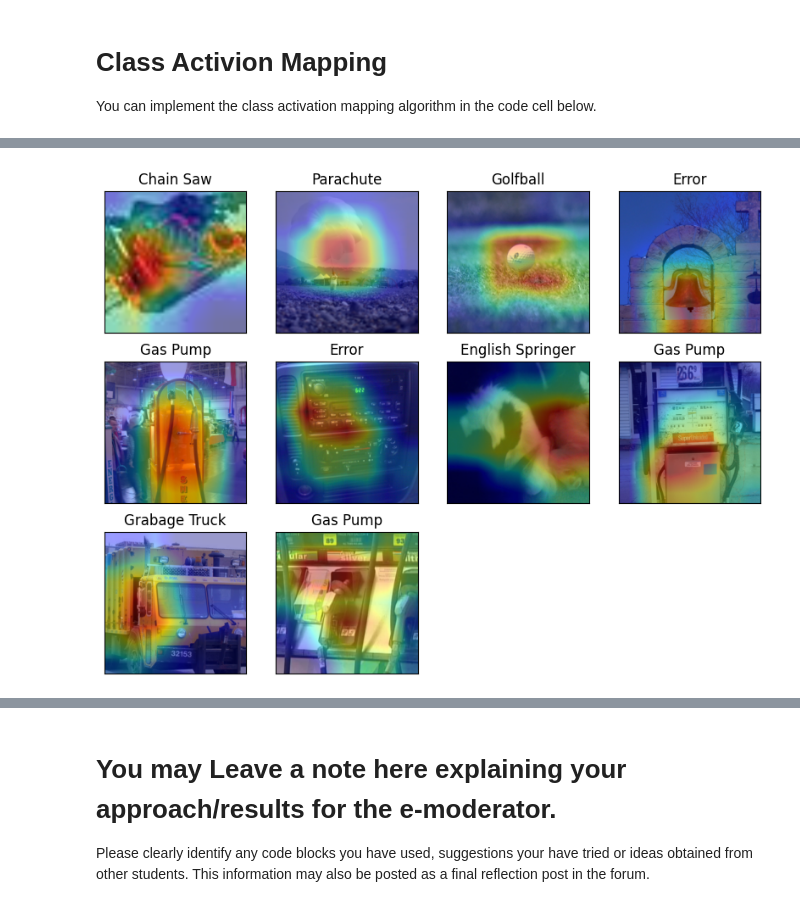
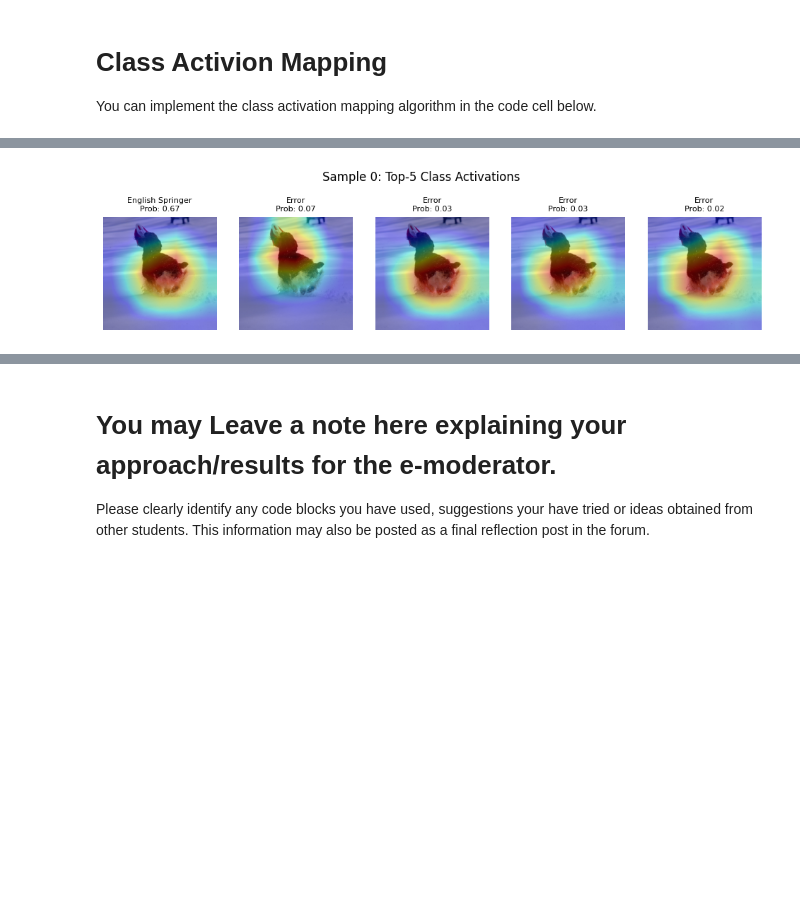
Before and after one commit to tonyscan6003/CE5021_AY2526_group2, a Jupyter notebook: Assignment_3_BrianHoward.ipynb, the cells around one changed output, grey strips where cells are left out. Cells and saved outputs as stored; diff of their text form; code cells hidden in the pictures; blank space fills up the shorter version.

```diff
--- a/Assignment_3_BrianHoward.ipynb
+++ b/Assignment_3_BrianHoward.ipynb
@@ -281,65 +283,64 @@ plt.show()
 # %%
 import matplotlib.pyplot as plt
 import numpy as np
 
-# Initialize Figure
-fig = plt.figure(figsize=(10,10), frameon=False)
+model.eval()
 
-
-# Get the top 5 items.
-top5_items, top5_index = torch.topk(logits, k=5)
-
-# Ensure model is eval mode to disable batch normalisation during inference.
-model.eval()
-for i in range(10):
+for i in range(4):
 
     batch = next(dataiter)
     x = batch[0].to(device)
     y = batch[1].to(device)
 
     with torch.no_grad():
         out_dict = model(x)
         feats  = out_dict['op_features']
         logits = out_dict['op_logits']
 
+    img_tensor = x[0]
+    fmap = feats[0]
+
     probs = torch.softmax(logits, dim=1)
-    curr_class = torch.argmax(probs, dim=1).cpu()
 
-    class_w = model.fc.weight[curr_class].squeeze(0).to(device)
+    # Get the top 5
+    top5_probs, top5_idx = torch.topk(probs[0], k=5)
+    top5_idx = top5_idx.cpu().numpy()
 
-    fmap = feats.squeeze(0)
-    cam = torch.einsum("c,cxy->xy", class_w, fmap)
-    cam = torch.relu(cam)
+    img_disp = unnormalize_image(img_tensor.cpu(), mean, std)
 
-    cam = cam - cam.min()
-    if cam.max() > 0:
-        cam = cam / cam.max()
+    fig, axs = plt.subplots(1, 5, figsize=(12, 3))
+    fig.suptitle(f"Sample {i}: Top-5 Class Activations", fontsize=12)
 
-    cam_us = F.interpolate(
-        cam.unsqueeze(0).unsqueeze(0),
-        size=(HW_trg, HW_trg),
-        mode='bilinear',
-        align_corners=False
-    )
-    act_map_us = cam_us.squeeze().cpu()
-    img = x[0].cpu()
-    #print(F'before ', img.shape)
-    img = unnormalize_image(img, mean, std)
-    #print(F'after ', img.shape)
+    for j, cls in enumerate(top5_idx):
 
-    def get_value(dictionary, key):
-        try:
-          return dictionary[key]
-        except KeyError:
-           return "Error"
-    label = get_value(imagenette_dict,int(curr_class.numpy()))
+        class_w = model.fc.weight[cls].to(device)
 
-    ax = fig.add_subplot(4, 4, i + 1, xticks=[], yticks=[])
-    ax.title.set_text(label)
-    ax.imshow(img)
-    plt.imshow(img)
-    plt.imshow(act_map_us.detach().numpy(), cmap=plt.cm.jet, alpha=0.4)
+        cam = torch.einsum("c,cxy->xy", class_w, fmap)
+        cam = torch.relu(cam)
 
-plt.show()
+        cam = cam - cam.min()
+        if cam.max() > 0:
+            cam = cam / cam.max()
+
+        cam_us = F.interpolate(
+            cam.unsqueeze(0).unsqueeze(0),
+            size=(HW_trg, HW_trg),
+            mode='bilinear',
+            align_corners=False
+        ).squeeze().cpu()
+
+        def get_value(dictionary, key):
+            try:
+                return dictionary[key]
+            except KeyError:
+                return "Error"
+        label = get_value(imagenette_dict, int(cls))
+
+        axs[j].imshow(img_disp)
+        axs[j].imshow(cam_us.detach().numpy(), cmap='jet', alpha=0.4)
+        axs[j].set_title(f"{label}\nProb: {top5_probs[j]:.2f}", fontsize=8)
+        axs[j].axis("off")
+
+    plt.show()
 # %% [output]
-[figure, old version]
+[figure, new version]
```
Also changed, not shown: parts of 7 cells of this notebook.
